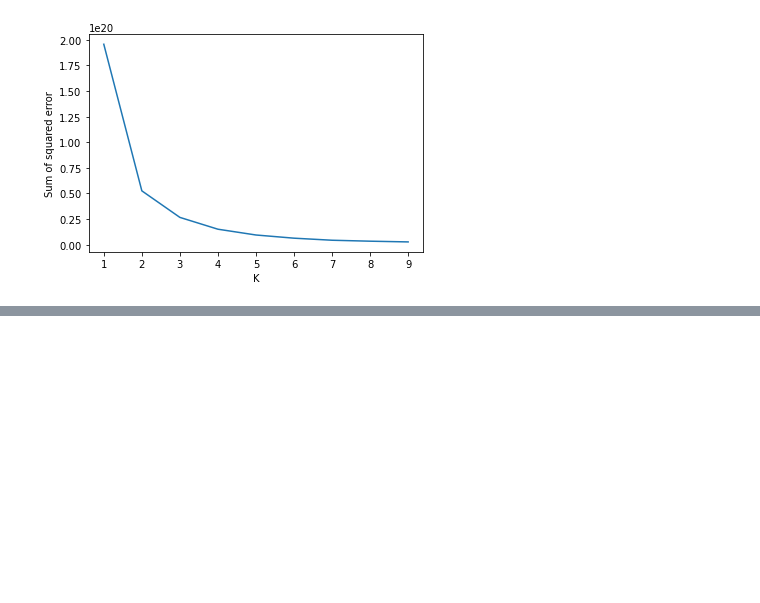
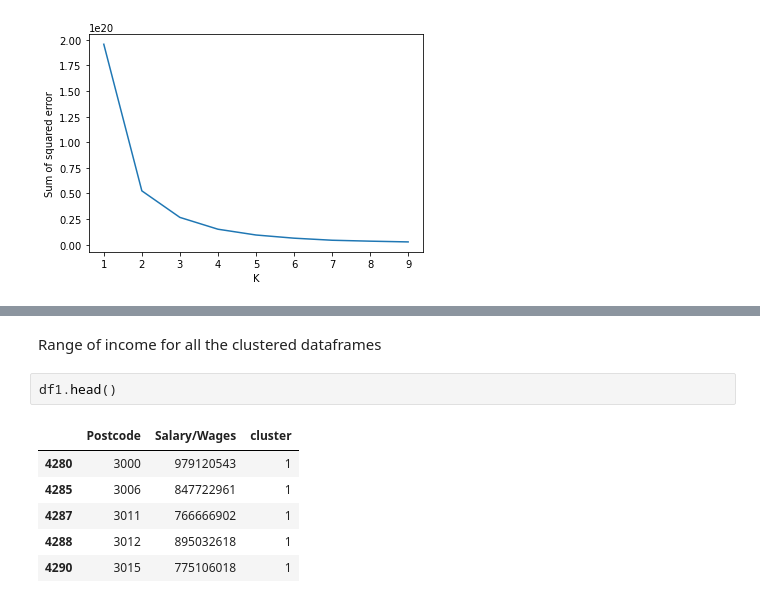
Before and after one commit to camelCaseStyle/DataScienceProject, a Jupyter notebook: 2018-2019 State Clusters.ipynb, the cells around one changed output, grey strips where cells are left out. Saved outputs shown, nothing was run; the diff lists cells and outputs as text; blank space fills up the shorter version.

```diff
--- a/2018-2019 State Clusters.ipynb
+++ b/2018-2019 State Clusters.ipynb
@@ -301,0 +302,11 @@ plt.scatter(df4['Postcode'],df4['Salary/Wages'],color='red')
+# %% [markdown]
+Range of income for all the clustered dataframes
+# %%
+df1.head()
+# %% [output]
+|  | Postcode | Salary/Wages | cluster |
+| 4280 | 3000 | 979120543 | 1 |
+| 4285 | 3006 | 847722961 | 1 |
+| 4287 | 3011 | 766666902 | 1 |
+| 4288 | 3012 | 895032618 | 1 |
+| 4290 | 3015 | 775106018 | 1 |
```
Also changed, not shown: parts of 9 cells of this notebook.
